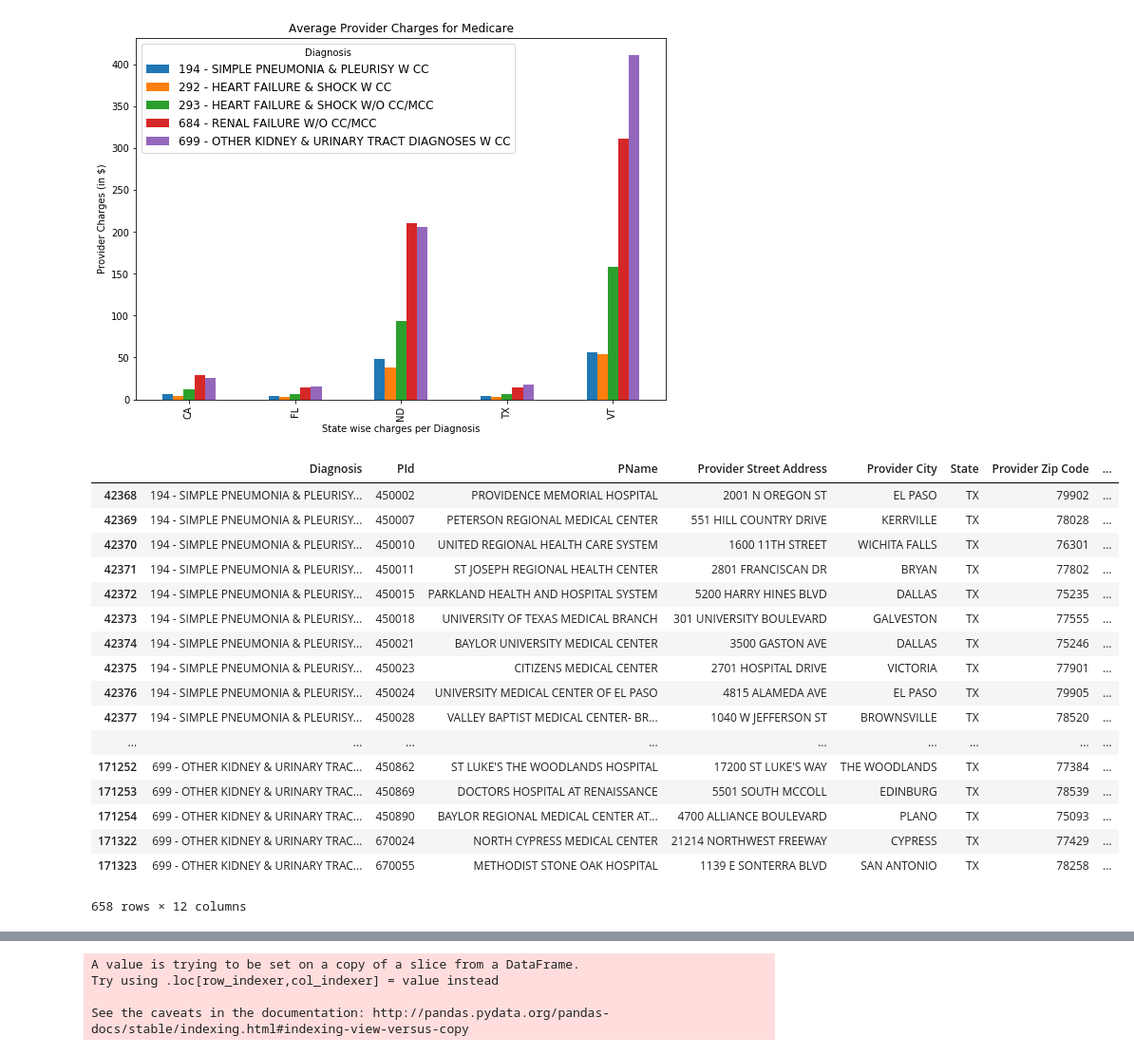
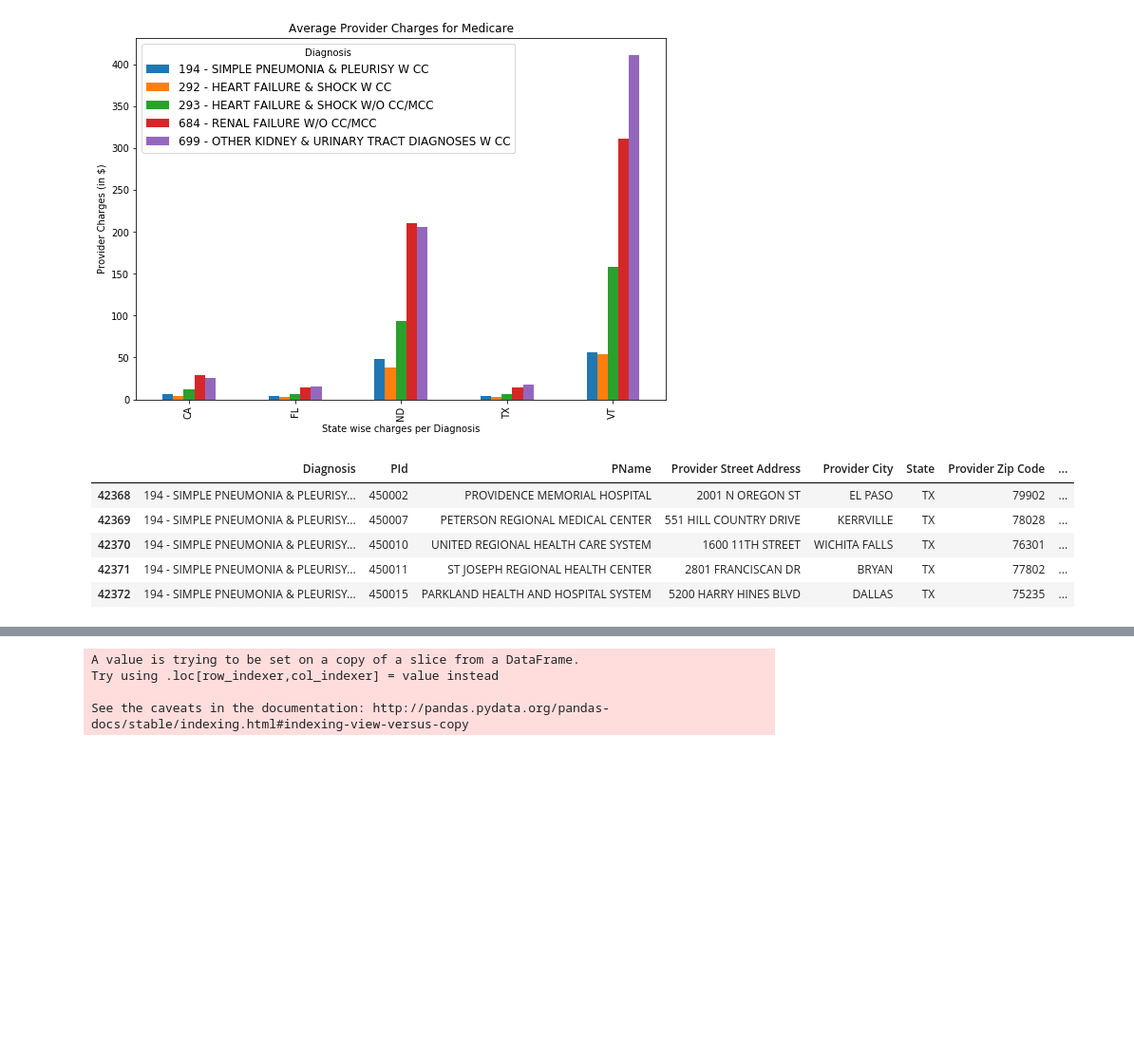
Before and after one commit to nilamroy2/Group6_Project_1, a Jupyter notebook: group6_starter_code_vasudha.ipynb, the cells around one changed output, grey strips where cells are left out. Shown at 95% size. Drawn from its saved outputs; the diff is of its cells as text; code cells hidden in the pictures; blank space fills up the shorter version.

```diff
--- a/group6_starter_code_vasudha.ipynb
+++ b/group6_starter_code_vasudha.ipynb
@@ -203,46 +166,34 @@ df_renamed_provider_state_grp = df_renamed_provider_state.groupby(['PId','PName'
 df_renamed_provider_state_grp.count().head(100)
 
 #Replacing NaN values in the column Total Discharges
 df_provider_total_discharge = pd.DataFrame(df_renamed_provider_state)
 
 #Convert Average Provider Charges field to float
 if (type(df_provider_total_discharge.iloc[0,9]) == str):
     df_provider_total_discharge['Average Covered Charges'] = df_provider_total_discharge['Average Covered Charges'].str.replace('$','').str.replace(',','')
     df_provider_total_discharge['Average Covered Charges'] = df_provider_total_discharge['Average Covered Charges'].astype(np.float64)
 
     df_provider_total_discharge["Total Discharges"] = df_provider_total_discharge["Total Discharges"].str.replace("," , "")
     df_provider_total_discharge["Total Discharges"] = pd.to_numeric(df_provider_total_discharge["Total Discharges"])
 
 #Finding the mean of the total discharges and replacing the NaN values with mean
 mean_val = df_provider_total_discharge['Total Discharges'].mean()
 df_provider_total_discharge['Total Discharges'] = df_provider_total_discharge['Total Discharges'].replace(np.nan,mean_val)
 
 #Making a list of all providers who provide all selected 5 diagnosis (in Texas State)
 df_renamed_provider_state_grp_cnt = df_renamed_provider_state_grp.count()
 
 df_renamed_provider_state_grp_cnt_top = df_renamed_provider_state_grp_cnt.loc[df_renamed_provider_state_grp_cnt['Diagnosis']>4]
 df_renamed_provider_state_grp_cnt_top
 
-df_provider_total_discharge
+df_provider_total_discharge.head()
 # %% [output]
 |  | Diagnosis | PId | PName | Provider Street Address | Provider City | State | Provider Zip Code | ... |
 | 42368 | 194 - SIMPLE PNEUMONIA & PLEURISY... | 450002 | PROVIDENCE MEMORIAL HOSPITAL | 2001 N OREGON ST | EL PASO | TX | 79902 | ... |
 | 42369 | 194 - SIMPLE PNEUMONIA & PLEURISY... | 450007 | PETERSON REGIONAL MEDICAL CENTER | 551 HILL COUNTRY DRIVE | KERRVILLE | TX | 78028 | ... |
 | 42370 | 194 - SIMPLE PNEUMONIA & PLEURISY... | 450010 | UNITED REGIONAL HEALTH CARE SYSTEM | 1600 11TH STREET | WICHITA FALLS | TX | 76301 | ... |
 | 42371 | 194 - SIMPLE PNEUMONIA & PLEURISY... | 450011 | ST JOSEPH REGIONAL HEALTH CENTER | 2801 FRANCISCAN DR | BRYAN | TX | 77802 | ... |
 | 42372 | 194 - SIMPLE PNEUMONIA & PLEURISY... | 450015 | PARKLAND HEALTH AND HOSPITAL SYSTEM | 5200 HARRY HINES BLVD | DALLAS | TX | 75235 | ... |
-| 42373 | 194 - SIMPLE PNEUMONIA & PLEURISY... | 450018 | UNIVERSITY OF TEXAS MEDICAL BRANCH | 301 UNIVERSITY BOULEVARD | GALVESTON | TX | 77555 | ... |
-| 42374 | 194 - SIMPLE PNEUMONIA & PLEURISY... | 450021 | BAYLOR UNIVERSITY MEDICAL CENTER | 3500 GASTON AVE | DALLAS | TX | 75246 | ... |
-| 42375 | 194 - SIMPLE PNEUMONIA & PLEURISY... | 450023 | CITIZENS MEDICAL CENTER | 2701 HOSPITAL DRIVE | VICTORIA | TX | 77901 | ... |
-| 42376 | 194 - SIMPLE PNEUMONIA & PLEURISY... | 450024 | UNIVERSITY MEDICAL CENTER OF EL PASO | 4815 ALAMEDA AVE | EL PASO | TX | 79905 | ... |
-| 42377 | 194 - SIMPLE PNEUMONIA & PLEURISY... | 450028 | VALLEY BAPTIST MEDICAL CENTER- BR... | 1040 W JEFFERSON ST | BROWNSVILLE | TX | 78520 | ... |
-| ... | ... | ... | ... | ... | ... | ... | ... | ... |
-| 171252 | 699 - OTHER KIDNEY & URINARY TRAC... | 450862 | ST LUKE'S THE WOODLANDS HOSPITAL | 17200 ST LUKE'S WAY | THE WOODLANDS | TX | 77384 | ... |
-| 171253 | 699 - OTHER KIDNEY & URINARY TRAC... | 450869 | DOCTORS HOSPITAL AT RENAISSANCE | 5501 SOUTH MCCOLL | EDINBURG | TX | 78539 | ... |
-| 171254 | 699 - OTHER KIDNEY & URINARY TRAC... | 450890 | BAYLOR REGIONAL MEDICAL CENTER AT... | 4700 ALLIANCE BOULEVARD | PLANO | TX | 75093 | ... |
-| 171322 | 699 - OTHER KIDNEY & URINARY TRAC... | 670024 | NORTH CYPRESS MEDICAL CENTER | 21214 NORTHWEST FREEWAY | CYPRESS | TX | 77429 | ... |
-| 171323 | 699 - OTHER KIDNEY & URINARY TRAC... | 670055 | METHODIST STONE OAK HOSPITAL | 1139 E SONTERRA BLVD | SAN ANTONIO | TX | 78258 | ... |
-658 rows × 12 columns
 # %%
 #Finding values for 7 providers for 5 diagnosis
 df_by_providers = df_provider_total_discharge[df_provider_total_discharge['PName'].isin(["BAPTIST BEAUMONT HOSPITAL","BAYLOR UNIVERSITY MEDICAL CENTER","HOUSTON METHODIST HOSPITAL","KINGWOOD MEDICAL CENTER","SETON MEDICAL CENTER AUSTIN","ST DAVID'S MEDICAL CENTER","TEXOMA MEDICAL CENTER"])]
```
Also changed, not shown: parts of 7 cells of this notebook.
